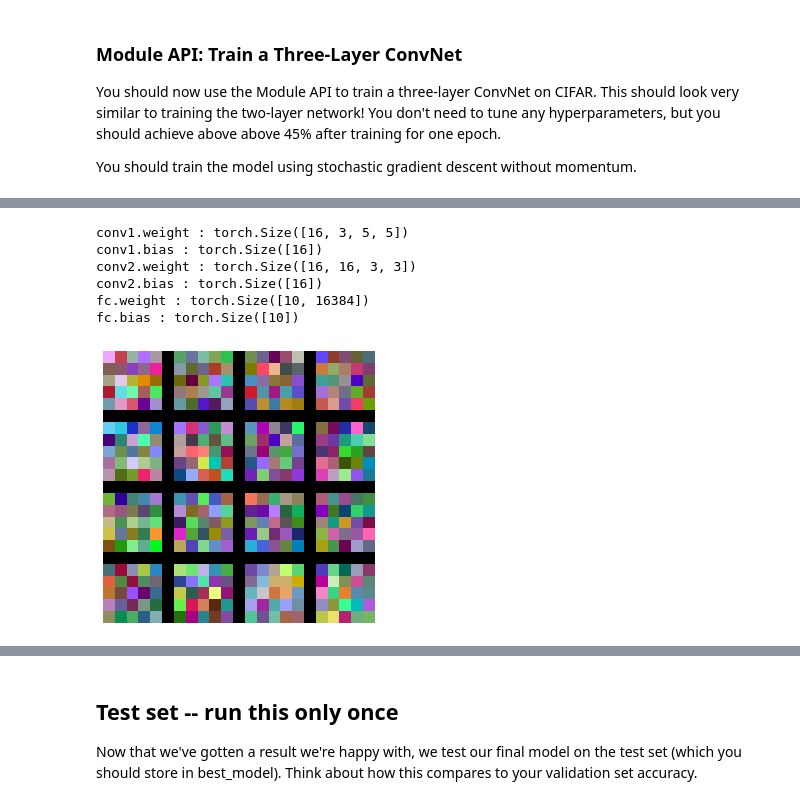
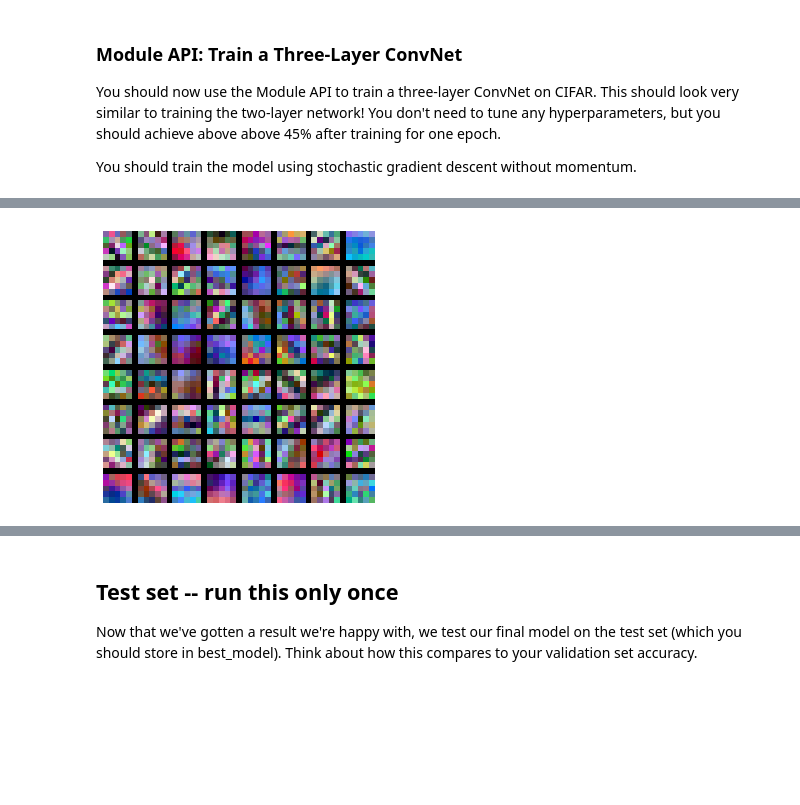
Before and after one commit to bingcheng1998/HyperQuest, a Jupyter notebook: conv data generator/PyTorch.ipynb, the cells around one changed output, grey strips where cells are left out. Saved outputs shown, nothing was run; the diff lists cells and outputs as text; code cells hidden in the pictures; blank space fills up the shorter version.

```diff
--- a/conv data generator/PyTorch.ipynb
+++ b/conv data generator/PyTorch.ipynb
@@ -68,7 +68,7 @@ The global variables `dtype` and `device` will control the data types throughout
 
 If you are using Colab, you need to manually switch to a GPU device. You can do this by clicking `Runtime -> Change runtime type` and selecting `GPU` under `Hardware Accelerator`. Note that you have to rerun the cells from the top since the kernel gets restarted upon switching runtimes.
 # %%
-USE_GPU = False
+USE_GPU = True
 
 dtype = torch.float32 # we will be using float throughout this tutorial
 
@@ -565,10 +179,10 @@ Given the validation or test set, we can check the classification accuracy of a
 This version is slightly different from the one in part II. You don't manually pass in the parameters anymore.
 # %%
 def check_accuracy_part34(loader, model):
-    if loader.dataset.train:
-        print('Checking accuracy on validation set')
-    else:
-        print('Checking accuracy on test set')
+#     if loader.dataset.train:
+#         print('Checking accuracy on validation set')
+#     else:
+#         print('Checking accuracy on test set')
     num_correct = 0
     num_samples = 0
     model.eval()  # set model to evaluation mode
@@ -650,9 +277,14 @@ You should now use the Module API to train a three-layer ConvNet on CIFAR. This
 
 You should train the model using stochastic gradient descent without momentum.
 # %%
-learning_rate = 3e-3
-channel_1 = 16
-channel_2 = 16
+learning_rate = 1e-3
+CNN_mid_width=64
+CNN_out_width = 20
+dropout=0.2
+hidden_fc = 50
+epochs=8
+reg = 0.02
+CNN_depth = 1
 
 model = None
 optimizer = None
@@ -661,13 +293,16 @@ optimizer = None
 ################################################################################
 # *****START OF YOUR CODE (DO NOT DELETE/MODIFY THIS LINE)*****
 
-model = ThreeLayerConvNet(in_channel=3, channel_1=channel_1, channel_2=channel_2, num_classes=10)
-optimizer = optim.SGD(model.parameters(), lr=learning_rate)
+model =  ThreeLayerConvNet(in_channel=3, CNN_net_width=CNN_mid_width, CNN_out_width = CNN_out_width,
+                           dropout=dropout, hidden_1 = hidden_fc, num_classes=10, CNN_depth = CNN_depth)
+optimizer = optim.Adam(model.parameters(), lr=learning_rate)
 
 # *****END OF YOUR CODE (DO NOT DELETE/MODIFY THIS LINE)*****
 ################################################################################
 #                                 END OF YOUR CODE
 ################################################################################
 
-loss_his, train_his, vali_his = train_part34(model, optimizer)
+his, epo_it, epo_W1 = train_part34(model, optimizer, epochs=epochs, reg = reg, verbose = True)
+test_vali_acc = check_accuracy_part34(loader_test, model)
+print(f'Final ACC = {test_vali_acc}')
 # %% [output]
@@ -695,23 +326,16 @@ showAcc(loss_his, train_his, vali_his)
 # %%
-model.conv1.weight.shape
-for name,parameters in model.named_parameters():
-    print(name,':',parameters.size())
+# model.conv1.weight.shape
+# for name,parameters in model.named_parameters():
+#     print(name,':',parameters.size())
-# %% [output]
-conv1.weight : torch.Size([16, 3, 5, 5])
-conv1.bias : torch.Size([16])
-conv2.weight : torch.Size([16, 16, 3, 3])
-conv2.bias : torch.Size([16])
-fc.weight : torch.Size([10, 16384])
-fc.bias : torch.Size([10])
 # %%
 from cs231n.vis_utils import visualize_grid
 
-W1 = model.conv1.weight.detach().numpy().transpose(0, 2, 3, 1)
+W1 = epo_W1[7]
 
 grid = visualize_grid(W1)
 plt.imshow(grid.astype('uint8'))
 plt.axis('off')
 plt.gcf().set_size_inches(5, 5)
 plt.show()
 # %% [output]
-[figure, old version]
+[figure, new version]
```
Also changed, not shown: parts of 31 cells of this notebook, 26 other files.
